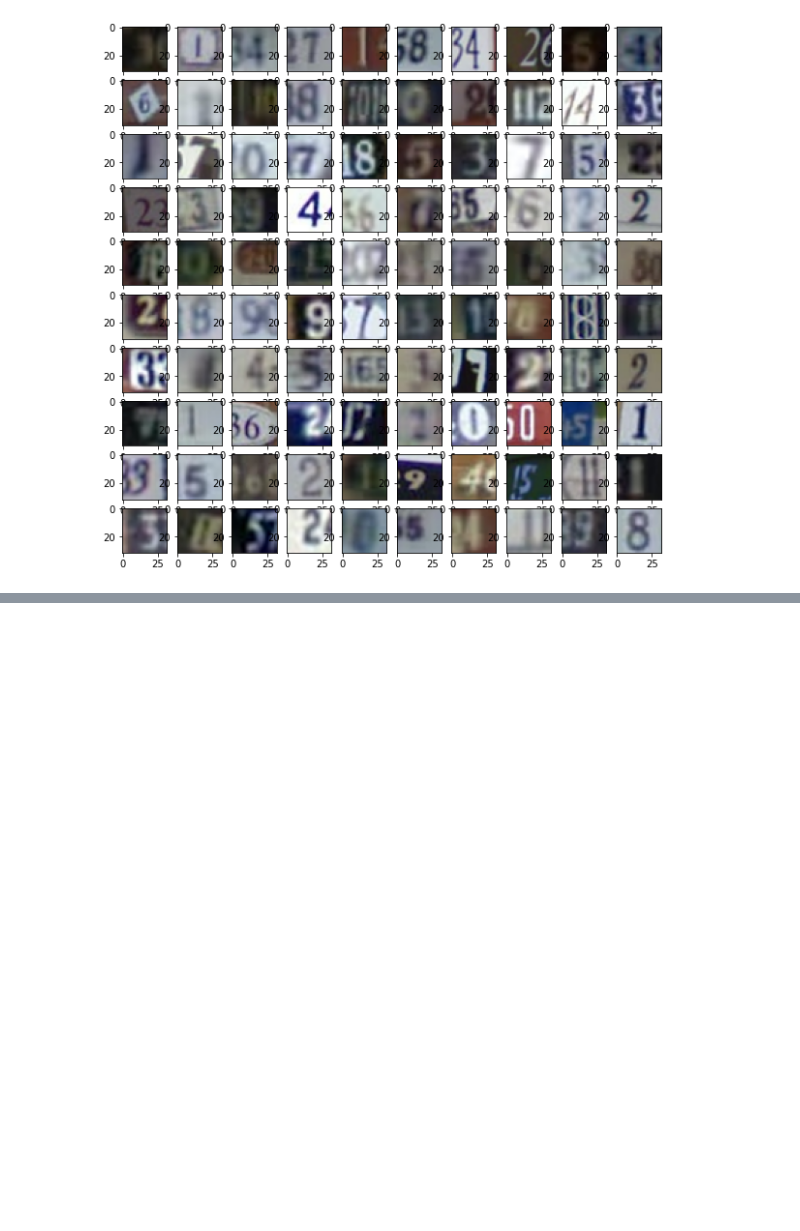
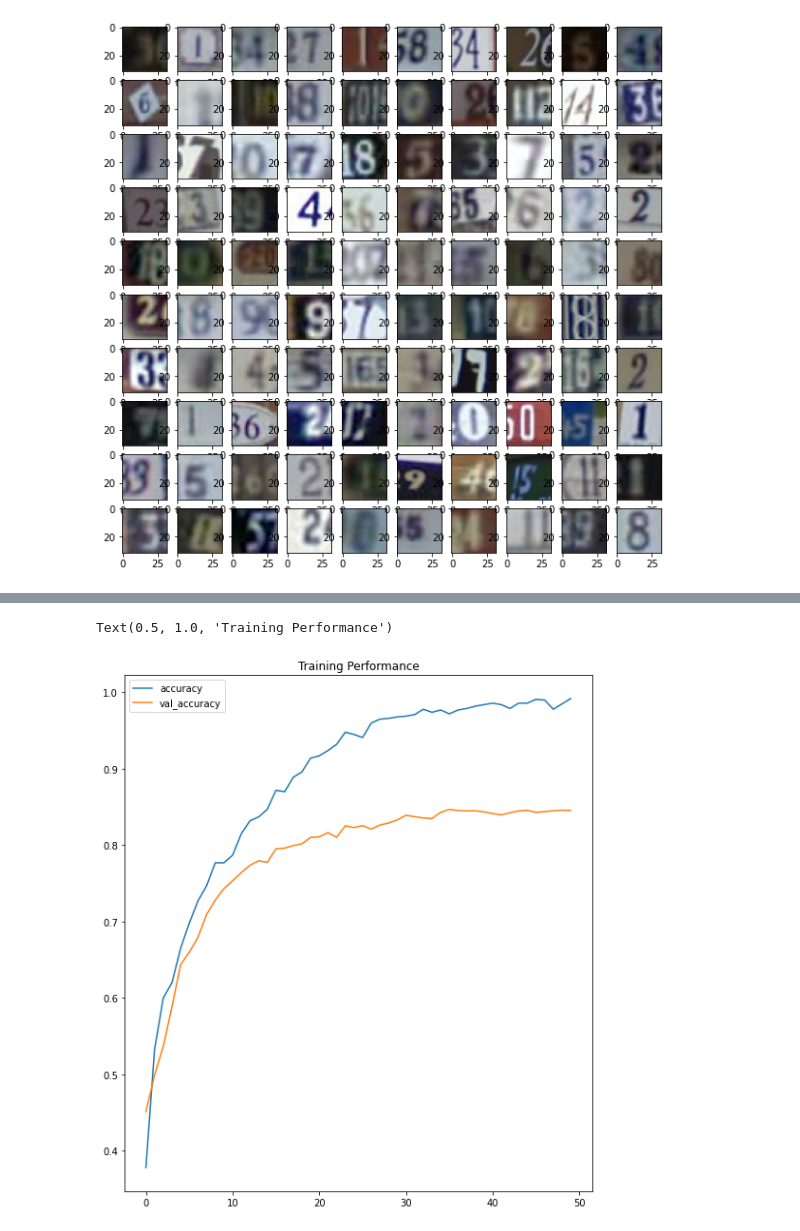
Before and after one commit to Jackhu-gc/CAB420Assignment1A, a Jupyter notebook: q3 part 3.ipynb, the cells around one changed output, grey strips where cells are left out. Drawn from its saved outputs; the diff is of its cells as text; code cells hidden in the pictures; blank space fills up the shorter version.

```diff
--- a/q3 part 3.ipynb
+++ b/q3 part 3.ipynb
@@ -188,0 +253,10 @@ NameError: name 'new_model' is not defined
+# %%
+fig = plt.figure(figsize=[30, 10])
+ax = fig.add_subplot(1, 3, 1)
+plt.plot(history.history['accuracy'], label='accuracy')
+plt.plot(history.history['val_accuracy'], label='val_accuracy')
+ax.legend()
+ax.set_title('Training Performance')
+# %% [output]
+Text(0.5, 1.0, 'Training Performance')
+[figure, added]
```
Also changed, not shown: parts of 12 cells of this notebook, 6 other files.
